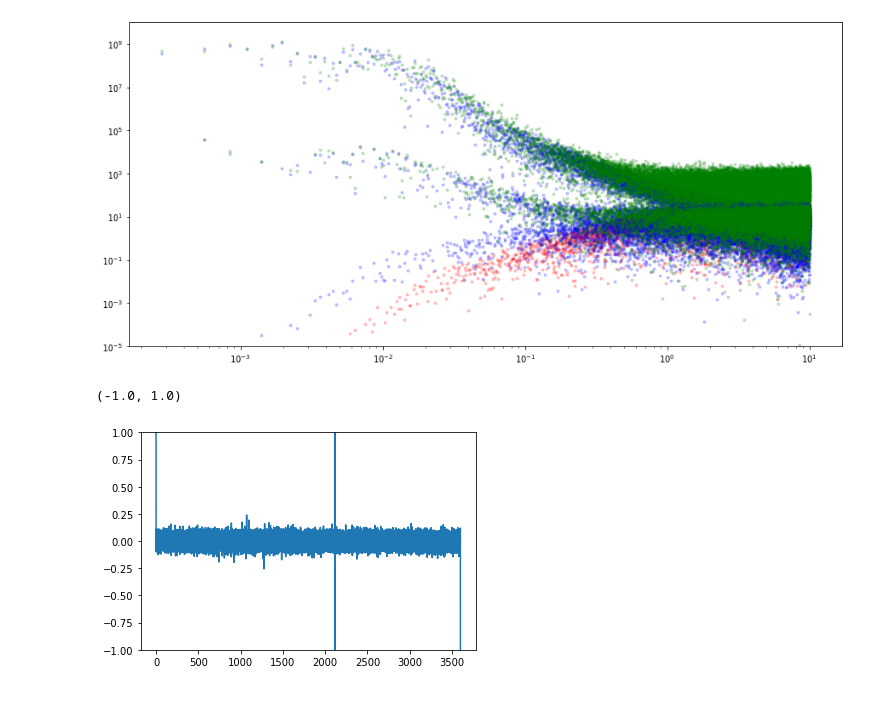
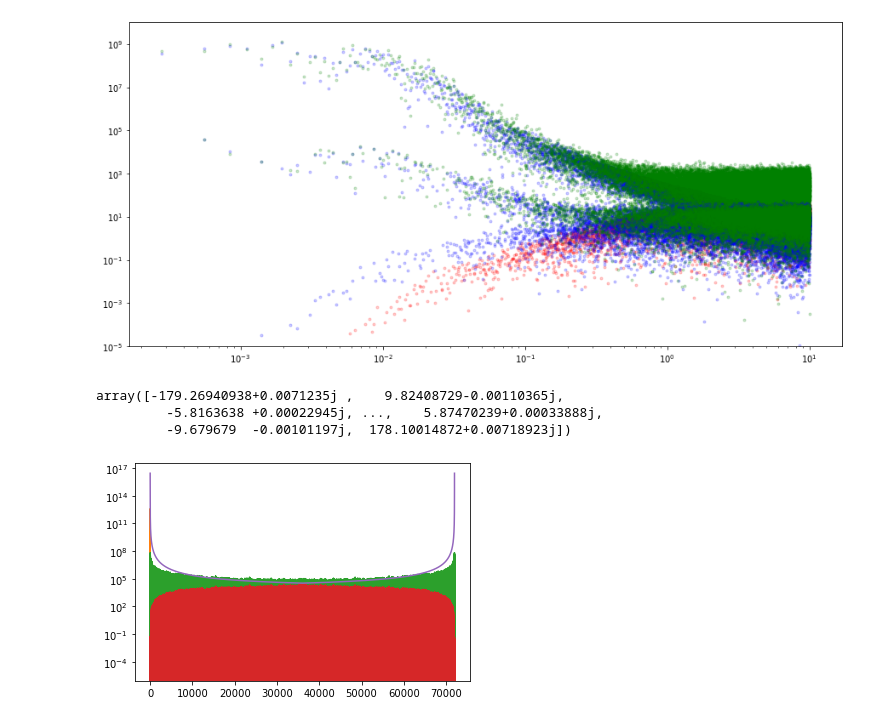
Before and after one commit to cmbgroundbased/mapmaking, a Jupyter notebook: common_modes.ipynb, the cells around one changed output. Drawn from its saved outputs; the diff is of its cells as text; code cells hidden in the pictures.

```diff
--- a/common_modes.ipynb
+++ b/common_modes.ipynb
@@ -98,10 +101,61 @@ plt.ylim(0.00001, 1e10)
 # %% [output]
 (1e-05, 10000000000.0)
 [figure]
-# %%
-plt.plot(time, np.real(tod_fil))
-
-plt.ylim(-1, 1)
-# %% [output]
-(-1.0, 1.0)
-[figure, removed]
+# %%
+tod_V3 = np.load("tod_samples/2022041708/43000000.0/043/V3.npz", allow_pickle=True)['arr_0']
+tod_B3 = np.load("tod_samples/2022041708/43000000.0/043/B3.npz", allow_pickle=True)['arr_0']
+pix_V3 = np.load("tod_samples/2022041708/V3_pix.npz")['arr_0']
+pix_B3 = np.load("tod_samples/2022041708/B3_pix.npz")['arr_0']
+
+sky_T = np.load("Sky_Maps/T_map.npy")
+# %%
+mappa = np.zeros(12*128*128)
+tod_so_v3 = np.zeros(len(tod_V3))
+tod_v3_full = np.zeros(len(tod_V3))
+tod_b3_full = np.zeros(len(tod_B3))
+hit   = np.zeros(12*128*128)
+
+
+
+
+
+index = 0
+for i,j in zip(tod_V3, pix_V3):
+    mappa[j] += i + sky_T[j]
+    tod_v3_full[index] += i + sky_T[j]
+    tod_so_v3[index] += sky_T[j]
+    hit[j] += 1.0
+    index += 1
+
+# index = 0
+# for i,j in zip(tod_B3, pix_B3):
+#     mappa[j] += i + sky_T[j]
+#     mappa[j] += sky_T[j]
+#     tod_b3_full[index] += i + sky_T[j]
+#     hit[j] += 1.0
+#     index += 1
+
+tod_f = np.fft.fft(tod_v3_full)
+freq=np.linspace(-10.0, 10.0, num=72000)
+plt.plot(freq, tod_f)
+plt.plot(freq, noise_model(freq, 1, 7, 8/3))
+tod_f_c = tod_f / noise_model(freq, 1, 7, 8/3)
+1
+plt.semilogy(tod_f)
+plt.semilogy(tod_f_c)
+plt.semilogy(noise_model(freq, 8000, 7, 8/3))
+
+tod_denoised = np.fft.ifft(tod_f_c)
+
+mappa2 = np.zeros(12*128*128)
+index = 0
+for i,j in zip(tod_denoised, pix_V3):
+    mappa2[j] += i + sky_T[j]
+    hit[j] += 1.0
+    index += 1
+tod_denoised
+# %% [output]
+array([-179.26940938+0.0071235j ,    9.82408729-0.00110365j,
+         -5.8163638 +0.00022945j, ...,    5.87470239+0.00033888j,
+         -9.679679  -0.00101197j,  178.10014872+0.00718923j])
+[figure, added]
```
Also changed, not shown: parts of 9 cells of this notebook, 5 other files.
